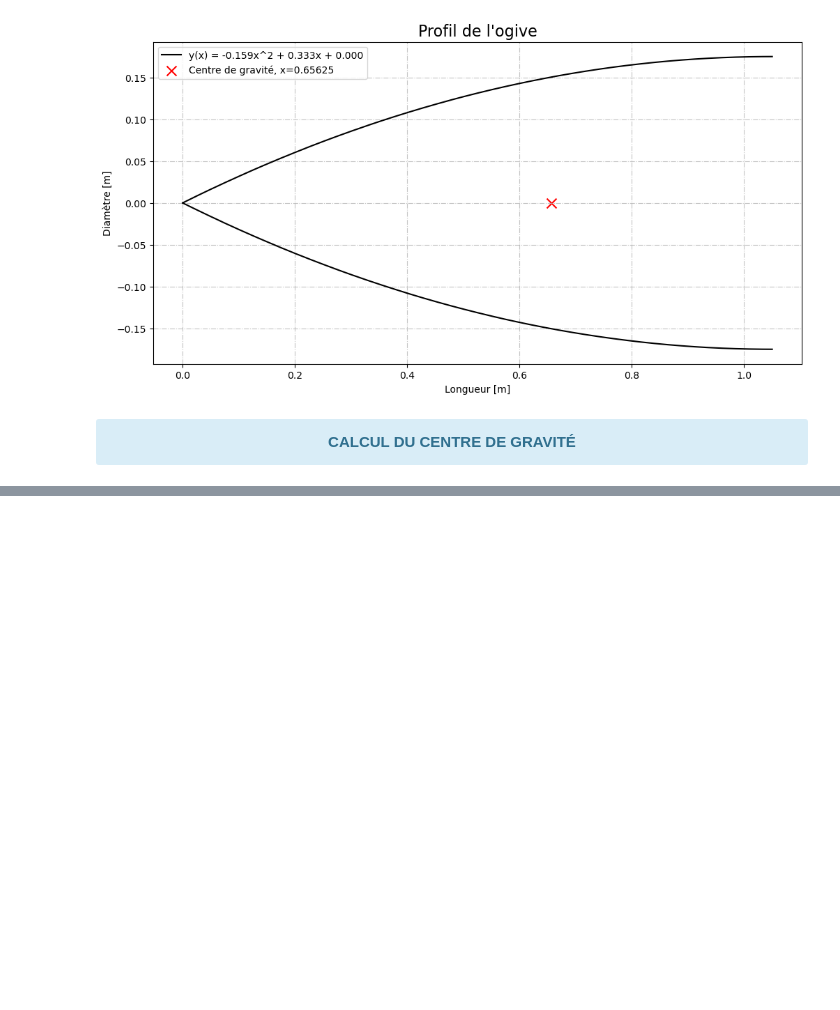
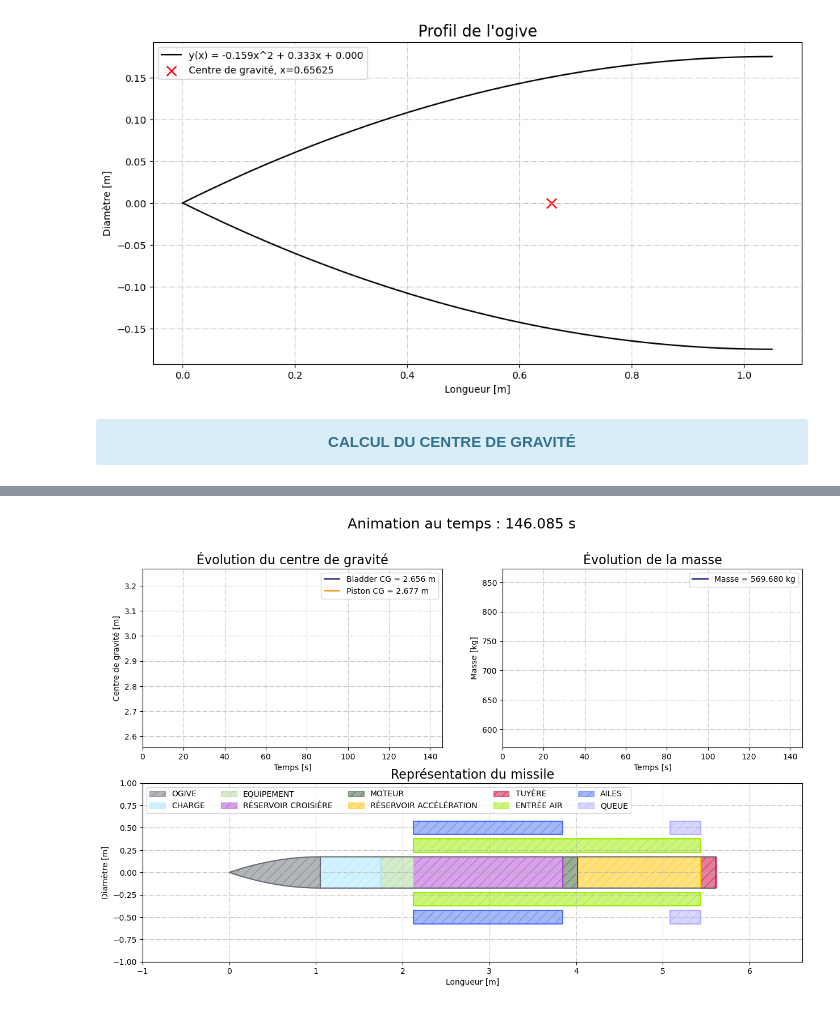
Before and after one commit to Pierre-1107/ConceptionMissile, a Jupyter notebook: src/main_misisle.ipynb, the cells around one changed output, grey strips where cells are left out. Saved outputs shown, nothing was run; the diff lists cells and outputs as text; code cells hidden in the pictures; blank space fills up the shorter version.

```diff
--- a/src/main_misisle.ipynb
+++ b/src/main_misisle.ipynb
@@ -226,0 +210,8 @@ CGx_dict, mass_dict, t_tot_array = generate_CG_missile(time=time, c=c, m_dot=m_d
+# %%
+from design_functions.generate_GIF import GenerateGIF
+
+GenerateGIF(CGx_dict=CGx_dict, mass_dict=mass_dict, t_tot_array=t_tot_array,
+            diametre=diametre, row=row, section_missile=section_missile,
+            img_path=img_path)
+# %% [output]
+[figure, added]
```
Also changed, not shown: parts of 5 cells of this notebook, 8 other files.
